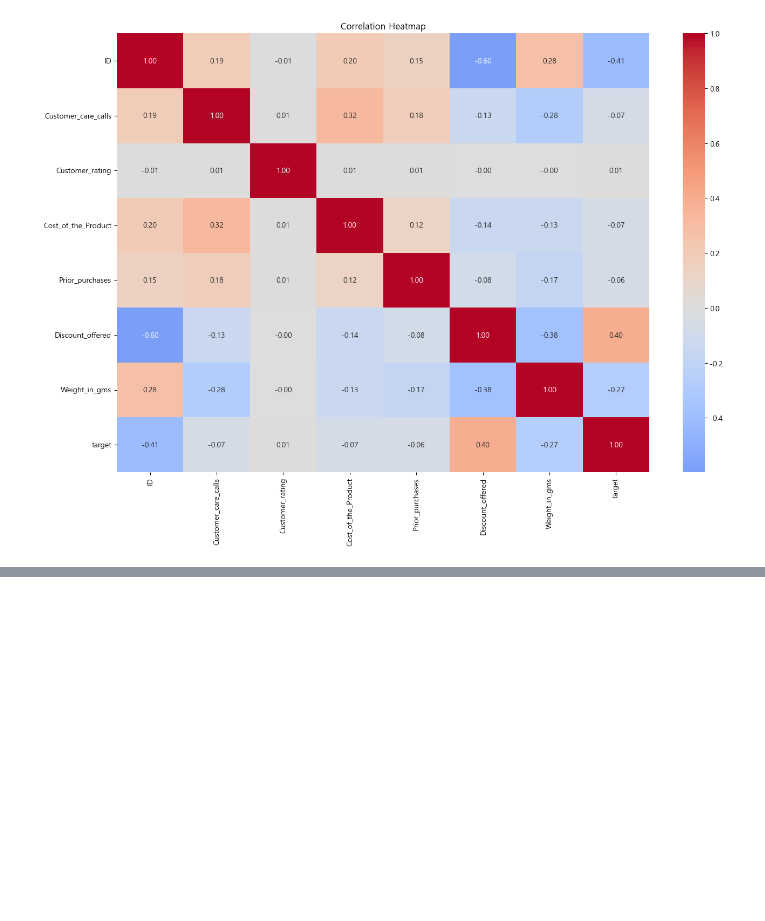
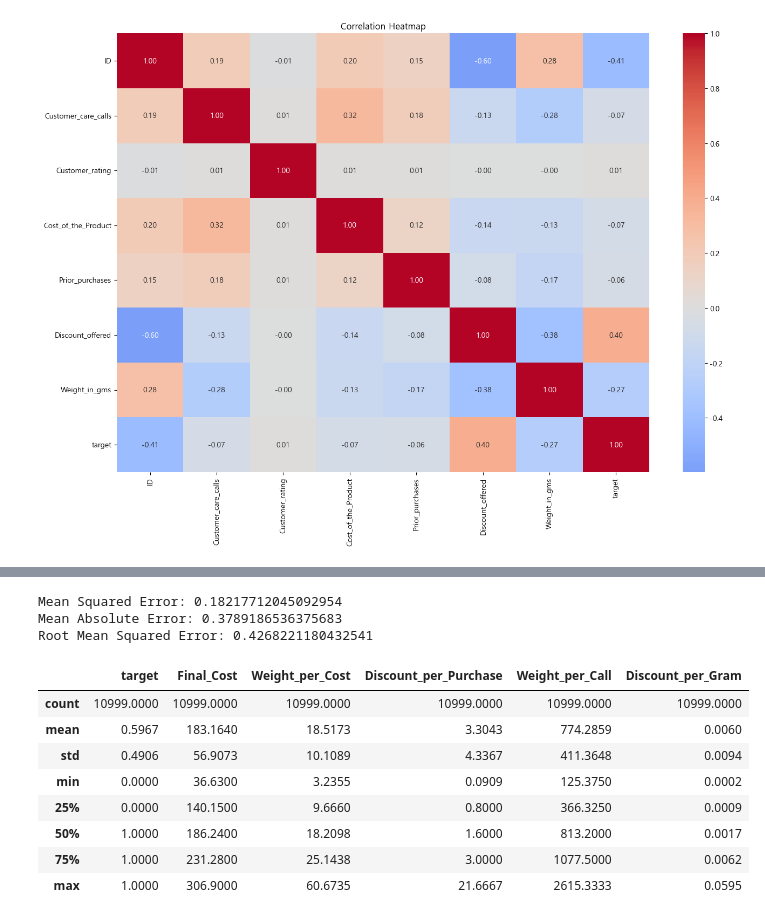
Before and after one commit to dfre1233-sddweq/Ecom_Shipping, a Jupyter notebook: 데이터분석 찬영.ipynb, the cells around one changed output, grey strips where cells are left out. Saved outputs shown, nothing was run; the diff lists cells and outputs as text; code cells hidden in the pictures; blank space fills up the shorter version.

```diff
--- a/데이터분석 찬영.ipynb
+++ b/데이터분석 찬영.ipynb
@@ -450,0 +586,40 @@ plt.show()
+# %%
+# sklearn의 선형회귀 모델 사용
+from sklearn.linear_model import LinearRegression
+
+# 1. 모델 생성
+model = LinearRegression()
+
+# 2. 모델 학습
+model.fit(x_train, y_train)
+
+# 3. 모델 예측
+y_pred = model.predict(x_test)
+
+# 4. 모델 평가
+from sklearn.metrics import mean_squared_error
+from sklearn.metrics import mean_absolute_error
+from sklearn.metrics import root_mean_squared_error
+
+mse = mean_squared_error(y_test, y_pred)
+mae = mean_absolute_error(y_test, y_pred)
+rmse = root_mean_squared_error(y_test, y_pred)
+print(f"Mean Squared Error: {mse}")
+print(f"Mean Absolute Error: {mae}")
+print(f"Root Mean Squared Error: {rmse}")
+# %% [output]
+Mean Squared Error: 0.18217712045092954
+Mean Absolute Error: 0.3789186536375683
+Root Mean Squared Error: 0.4268221180432541
+# %%
+df.describe().round(4)
+# %% [output]
+|  | target | Final_Cost | Weight_per_Cost | Discount_per_Purchase | Weight_per_Call | Discount_per_Gram |
+| count | 10999.0000 | 10999.0000 | 10999.0000 | 10999.0000 | 10999.0000 | 10999.0000 |
+| mean | 0.5967 | 183.1640 | 18.5173 | 3.3043 | 774.2859 | 0.0060 |
+| std | 0.4906 | 56.9073 | 10.1089 | 4.3367 | 411.3648 | 0.0094 |
+| min | 0.0000 | 36.6300 | 3.2355 | 0.0909 | 125.3750 | 0.0002 |
+| 25% | 0.0000 | 140.1500 | 9.6660 | 0.8000 | 366.3250 | 0.0009 |
+| 50% | 1.0000 | 186.2400 | 18.2098 | 1.6000 | 813.2000 | 0.0017 |
+| 75% | 1.0000 | 231.2800 | 25.1438 | 3.0000 | 1077.5000 | 0.0062 |
+| max | 1.0000 | 306.9000 | 60.6735 | 21.6667 | 2615.3333 | 0.0595 |
```
Also changed, not shown: parts of 39 cells of this notebook, 6 other files.
